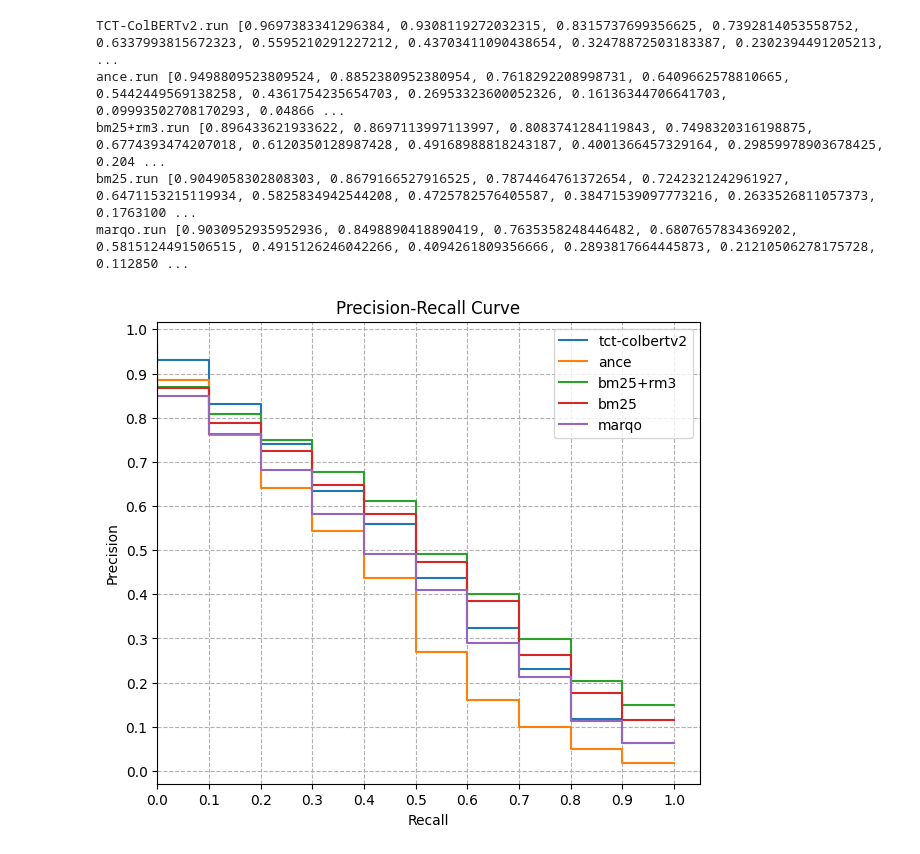
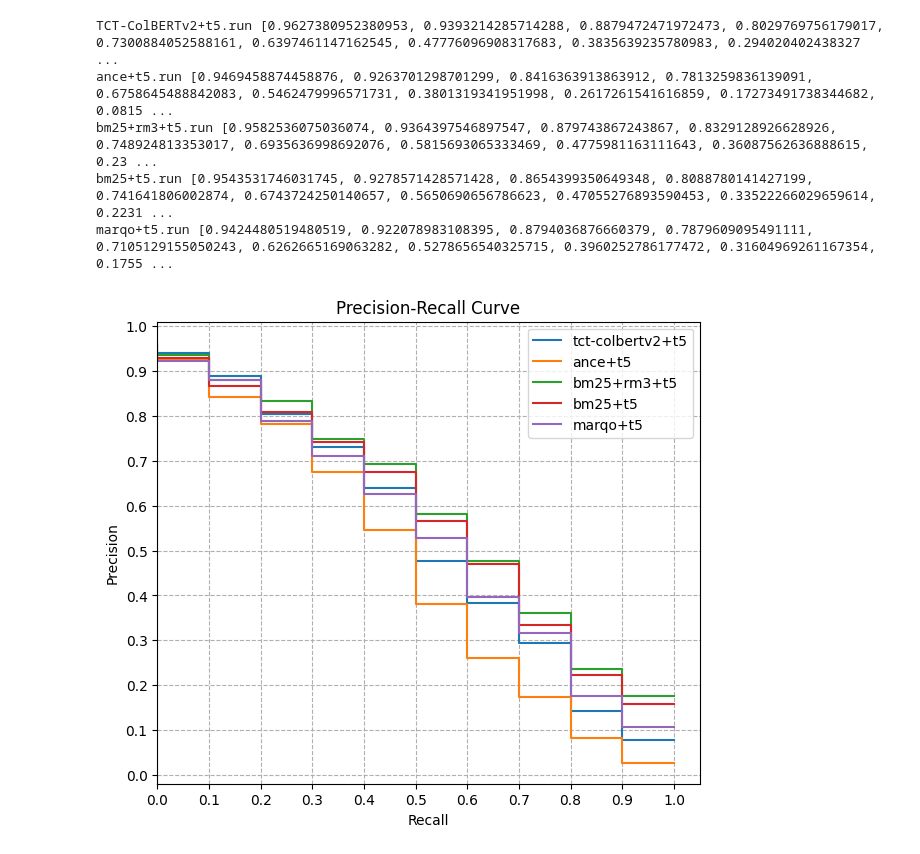
Before and after one commit to PhilipZubel/task-search-quality, a Jupyter notebook: results.ipynb, the cells around one changed output. Cells and saved outputs as stored; diff of their text form; code cells hidden in the pictures.

```diff
--- a/results.ipynb
+++ b/results.ipynb
@@ -80,20 +23,19 @@ import ir_measures
 from ir_measures import *
 import numpy as np
 
-# qrles = ir_measures.read_trec_qrels('qrels/qrls.qrles')
-# run = ir_measures.read_trec_run('qrels.run')
+import matplotlib.pyplot as plt
+from sklearn.metrics import PrecisionRecallDisplay
+import numpy as np
 
-# for model in config:
-#     print(os.path.join(run_path, model+".run"))
-#     qrles = ir_measures.read_trec_qrels(qrels_path)
-#     run = ir_measures.read_trec_run(os.path.join(run_path, model+".run"))
-#     accuracy = ir_measures.calc_aggregate([nDCG@3, Precision@3, Recall@3], qrles, run)
-#     print(f"{model}: {accuracy}")
+
+def get_filepaths(folder):
+  file_names = os.listdir(folder)
+  return [os.path.join(folder, filename) for filename in file_names]
 
 def get_accuracy(run_filepath, qrles_filepath):
     run = ir_measures.read_trec_run(run_filepath)
     qrles = ir_measures.read_trec_qrels(qrles_filepath)
-    accuracy = ir_measures.calc_aggregate([nDCG@3, nDCG@5, nDCG@10, Precision@3, Precision@5, Precision@10, Recall@10, Recall@25, MAP], qrles, run)
+    accuracy = ir_measures.calc_aggregate([nDCG@3, nDCG@5, nDCG@10, Precision@3, Precision@5, Precision@10, Recall@10, Recall@25, Judged@10, Judged@20, MAP], qrles, run)
     return accuracy
 
 def get_precision_recall(run_filepath, qrles_filepath):
@@ -103,16 +45,8 @@ def get_precision_recall(run_filepath, qrles_filepath):
     iprec = ir_measures.calc_aggregate(precs, qrles, run)
     return iprec
 
-
-import matplotlib.pyplot as plt
-from sklearn.metrics import PrecisionRecallDisplay
-import numpy as np
-
-
 def show_iprecs(results_iprec):
   precison_scores = np.arange(0, 1.1, 0.1)
-  # models = ["TF-IDF", "BM25", "PL2"]
-
   fig, ax = plt.subplots(figsize=(7,6))
 
   for model_name, res in results_iprec.items():
@@ -123,7 +57,6 @@ def show_iprecs(results_iprec):
   ax.set_xticks(np.arange(0, 1.1, step=0.1))
   ax.set_yticks(np.arange(0, 1.1, step=0.1))
   ax.set_xlim(left=0)
-  # ax.set_ylim(down=0)
   ax.set_title(f"Precision-Recall Curve")
   ax.set_xlabel('Recall')
   ax.set_ylabel('Precision')
@@ -187,20 +123,20 @@ df
 # %%
 results_iprec = {}
 precs = [IPrec@round(p,1) for p in np.arange(0,1.1,0.1)]
 for searcher in sorted(diy_runs):
-    if "t5" in searcher:
+    if "t5" not in searcher:
       continue
     run = os.path.join(run_diy_folder, searcher)
     searcher_name = searcher[:-4].lower()
     iprec = get_precision_recall(run, diy_qrles)
     vals = [iprec[prec] for prec in precs]
     results_iprec[searcher_name] = vals
     print(searcher, vals)
 show_iprecs(results_iprec)
 # %% [output]
-TCT-ColBERTv2.run [0.9697383341296384, 0.9308119272032315, 0.8315737699356625, 0.7392814053558752, 0.6337993815672323, 0.5595210291227212, 0.43703411090438654, 0.32478872503183387, 0.2302394491205213, ...
-ance.run [0.9498809523809524, 0.8852380952380954, 0.7618292208998731, 0.6409662578810665, 0.5442449569138258, 0.4361754235654703, 0.26953323600052326, 0.16136344706641703, 0.09993502708170293, 0.04866 ...
-bm25+rm3.run [0.896433621933622, 0.8697113997113997, 0.8083741284119843, 0.7498320316198875, 0.6774393474207018, 0.6120350128987428, 0.49168988818243187, 0.4001366457329164, 0.29859978903678425, 0.204 ...
-bm25.run [0.9049058302808303, 0.8679166527916525, 0.7874464761372654, 0.7242321242961927, 0.6471153215119934, 0.5825834942544208, 0.4725782576405587, 0.38471539097773216, 0.2633526811057373, 0.1763100 ...
-marqo.run [0.9030952935952936, 0.8498890418890419, 0.7635358248446482, 0.6807657834369202, 0.5815124491506515, 0.4915126246042266, 0.4094261809356666, 0.2893817664445873, 0.21210506278175728, 0.112850 ...
+TCT-ColBERTv2+t5.run [0.9627380952380953, 0.9393214285714288, 0.8879472471972473, 0.8029769756179017, 0.7300884052588161, 0.6397461147162545, 0.47776096908317683, 0.3835639235780983, 0.294020402438327 ...
+ance+t5.run [0.9469458874458876, 0.9263701298701299, 0.8416363913863912, 0.7813259836139091, 0.6758645488842083, 0.5462479996571731, 0.3801319341951998, 0.2617261541616859, 0.17273491738344682, 0.0815 ...
+bm25+rm3+t5.run [0.9582536075036074, 0.9364397546897547, 0.879743867243867, 0.8329128926628926, 0.748924813353017, 0.6935636998692076, 0.5815693065333469, 0.4775981163111643, 0.36087562636888615, 0.23 ...
+bm25+t5.run [0.9543531746031745, 0.9278571428571428, 0.8654399350649348, 0.8088780141427199, 0.741641806002874, 0.6743724250140657, 0.5650690656786623, 0.47055276893590453, 0.33522266029659614, 0.2231 ...
+marqo+t5.run [0.9424480519480519, 0.922078983108395, 0.8794036876660379, 0.7879609095491111, 0.7105129155050243, 0.6262665169063282, 0.5278656540325715, 0.3960252786177472, 0.31604969261167354, 0.1755 ...
-[figure, old version]
+[figure, new version]
```
Also changed, not shown: parts of 13 cells of this notebook, 6 other files.
